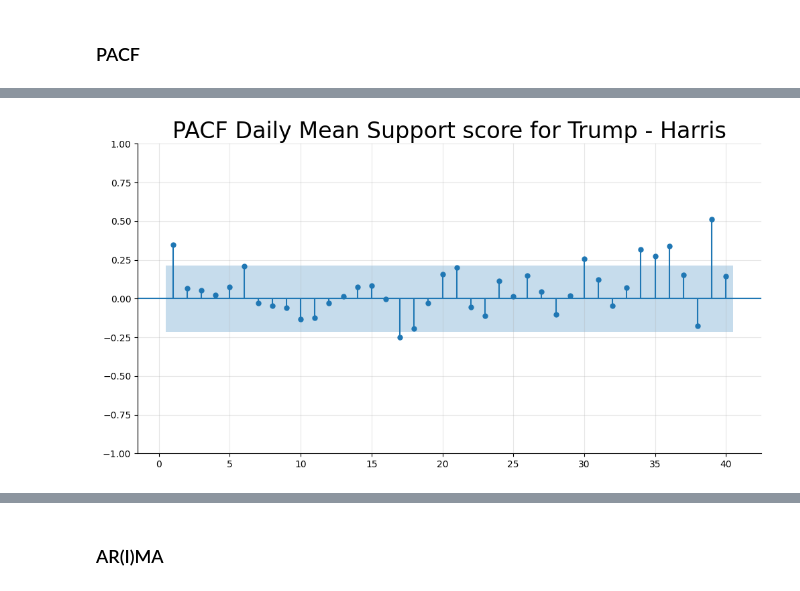
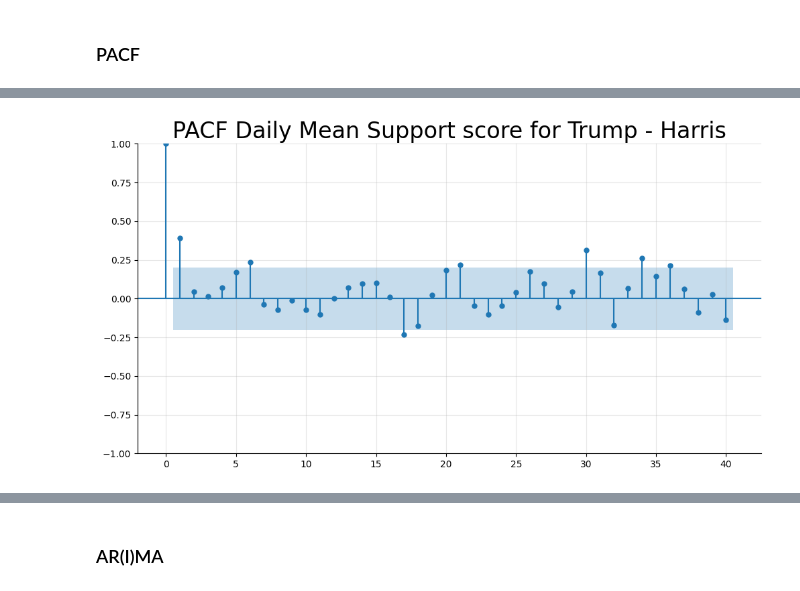
Before and after one commit to bnvulpe/votecore, a Jupyter notebook: scripts/data_mining.ipynb, the cells around one changed output, grey strips where cells are left out. Cells and saved outputs as stored; diff of their text form; code cells hidden in the pictures.

```diff
--- a/scripts/data_mining.ipynb
+++ b/scripts/data_mining.ipynb
@@ -936,8 +979,8 @@ p-value: 7.397471e-08
 Since the p-value is much smaller than 0.05, we reject the null hypothesis and conclude that this time series is **stationary** (i.e., it does not have a unit root).
 Critical Values: The test statistic is significantly lower than the critical values at all levels, confirming the rejection of the null hypothesis.
 # %%
-train_size_biden = int(len(trump_biden_diff) * 0.8)
-train_size_harris = int(len(trump_harris_diff) * 0.8)
+train_size_biden = int(len(trump_biden_diff) * 0.9)
+train_size_harris = int(len(trump_harris_diff) * 0.9)
 trump_biden_diff_train = trump_biden_diff.iloc[:train_size_biden]
 trump_biden_diff_test = trump_biden_diff.iloc[train_size_biden:]
 trump_harris_diff_train = trump_harris_diff.iloc[:train_size_harris]
@@ -983,6 +1028,6 @@ plt.show()
 # %%
-sgt.plot_pacf(trump_harris_diff_train, lags = 40, zero = False, method = ('ols'))
+sgt.plot_pacf(trump_harris_diff_train, lags = 40, zero = True, method = ('ols'))
 plt.title("PACF Daily Mean Support score for Trump - Harris", size = 24)
 plt.show()
 # %% [output]
-[figure, old version]
+[figure, new version]
```
Also changed, not shown: parts of 23 cells of this notebook.
